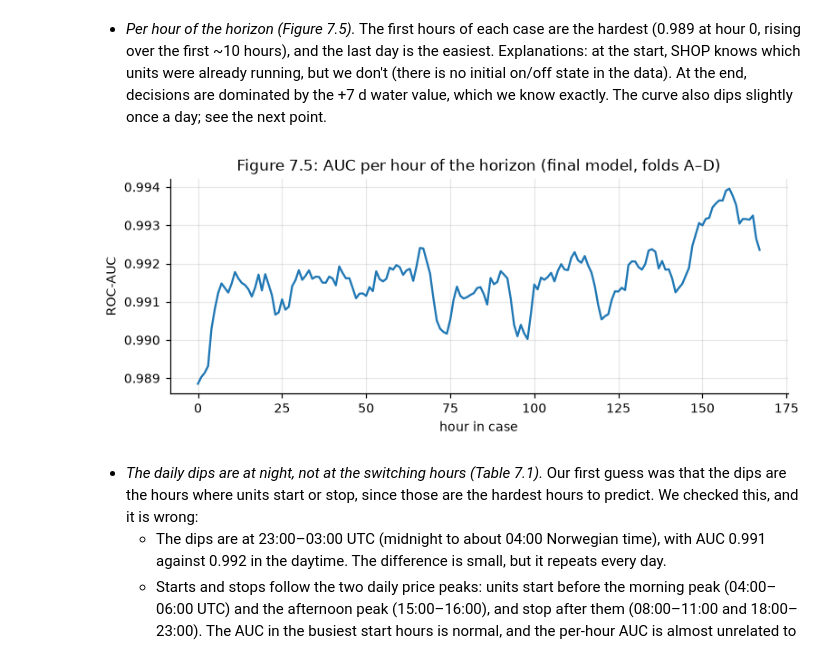
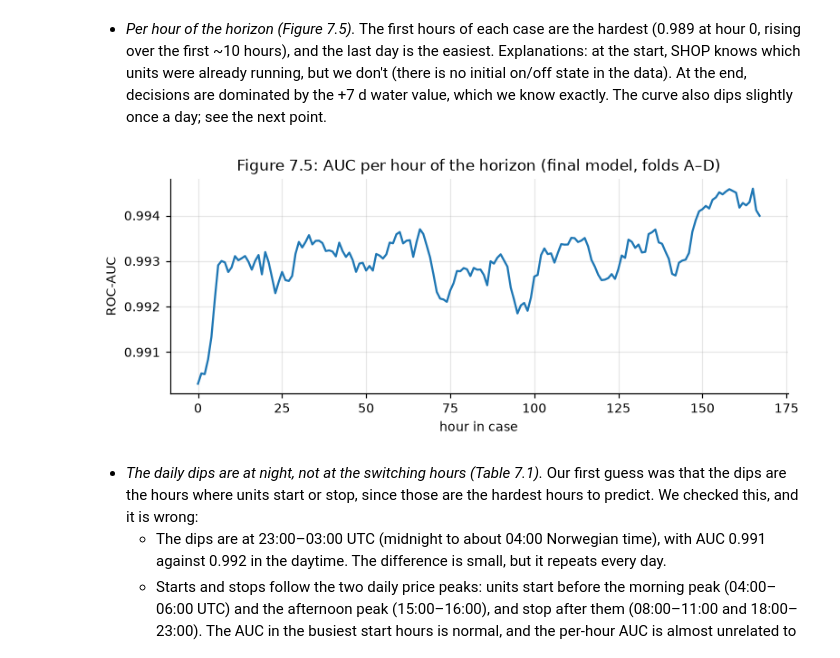
Before and after one commit to idatomine/Women-in-AI-tdt4173, a Jupyter notebook: Report.ipynb, the cells around one changed output. Cells and saved outputs as stored; diff of their text form; code cells hidden in the pictures.

```diff
--- a/Report.ipynb
+++ b/Report.ipynb
@@ -1180,7 +1183,7 @@ plt.tight_layout(); show_figure("7.3")
 per_unit = []
 for fold, year in cv.FOLDS.items():
     _, idx = cv.split(data, year)
-    per_unit.append(pd.Series(cv.unit_scores(data, idx, np.load(EXP / "exp_029_main_river" / f"pred_{fold}.npy")), name=year))
+    per_unit.append(pd.Series(cv.unit_scores(data, idx, np.load(EXP / "exp_038_dispatch_context" / f"pred_{fold}.npy")), name=year))
 per_unit = pd.concat(per_unit, axis=1)
 fig, ax = plt.subplots(figsize=(8, 3.2))
 per_unit.mean(axis=1).sort_values().plot.bar(ax=ax, color="#4C72B0")
@@ -1213,18 +1216,18 @@ per_unit.round(4)
 # %%
 # Figure 7.5: AUC per hour of the 168-hour horizon (all folds pooled)
 y_all, p_all = [], []
 for fold, year in cv.FOLDS.items():
     _, idx = cv.split(data, year)
-    y_all.append(data.Y[idx]); p_all.append(np.load(EXP / "exp_029_main_river" / f"pred_{fold}.npy"))
+    y_all.append(data.Y[idx]); p_all.append(np.load(EXP / "exp_038_dispatch_context" / f"pred_{fold}.npy"))
 y_all, p_all = np.concatenate(y_all), np.concatenate(p_all)
 auc_by_hour = [roc_auc_score(y_all[:, :, t].ravel(), p_all[:, :, t].ravel()) for t in range(HOURS)]
 fig, ax = plt.subplots(figsize=(8, 2.8))
 ax.plot(range(HOURS), auc_by_hour)
 ax.set_xlabel("hour in case"); ax.set_ylabel("ROC-AUC")
 ax.set_title("Figure 7.5: AUC per hour of the horizon (final model, folds A–D)")
 show_figure("7.5")
 # %% [output]
-[figure, old version]
+[figure, new version]
 # %% [markdown]
 - *The daily dips are at night, not at the switching hours (Table 7.1).* Our first guess was that the dips are the
   hours where units start or stop, since those are the hardest hours to predict. We checked this, and it is wrong:
```
Also changed, not shown: parts of 13 cells of this notebook, 29 other files.
